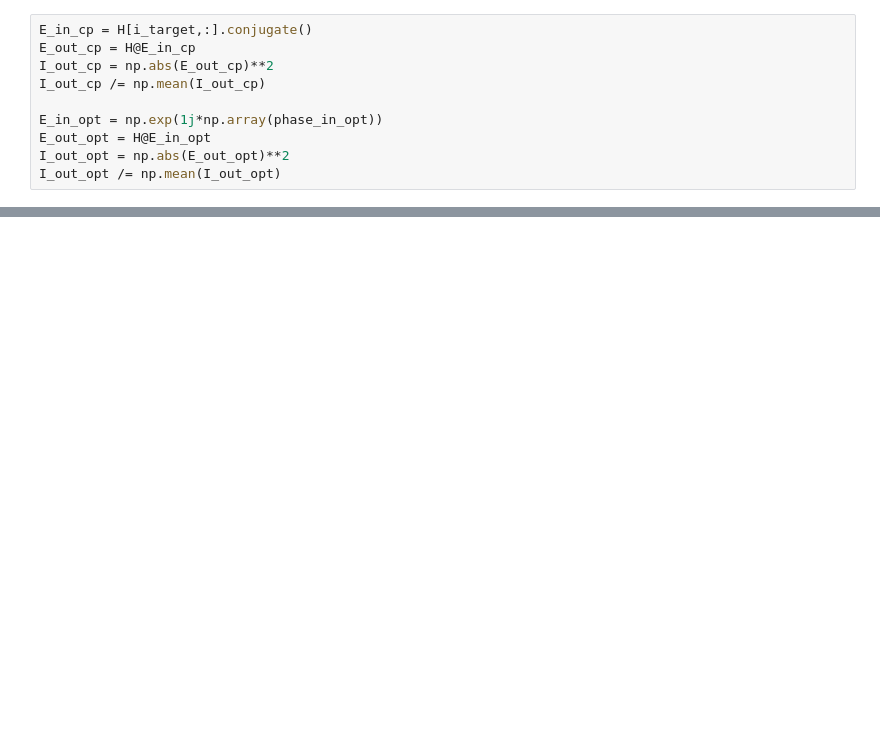
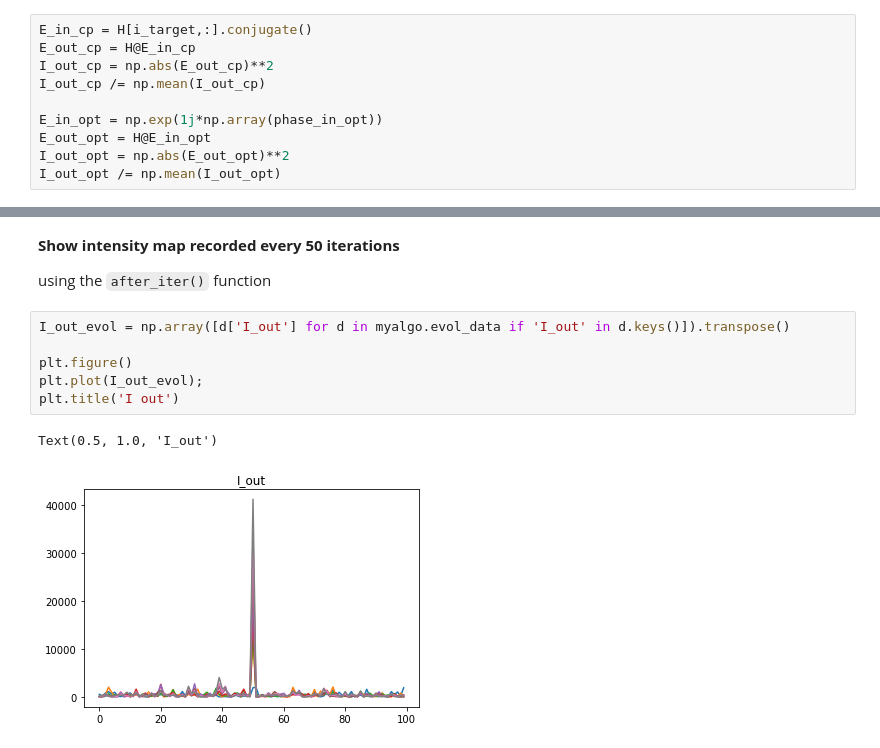
Before and after one commit to wavefrontshaping/EasyOptimization, a Jupyter notebook: Example.ipynb, the cells around one changed output, grey strips where cells are left out. Saved outputs shown, nothing was run; the diff lists cells and outputs as text; blank space fills up the shorter version.

```diff
--- a/Example.ipynb
+++ b/Example.ipynb
@@ -260,0 +265,13 @@ Text(0.5, 1.0, 'Evolution of the target value')
+# %% [markdown]
+**Show intensity map recorded every 50 iterations**
+
+using the `after_iter()` function
+# %%
+I_out_evol = np.array([d['I_out'] for d in myalgo.evol_data if 'I_out' in d.keys()]).transpose()
+
+plt.figure()
+plt.plot(I_out_evol);
+plt.title('I out')
+# %% [output]
+Text(0.5, 1.0, 'I_out')
+[figure, added]
```
Also changed, not shown: parts of 15 cells of this notebook, 1 other file.
